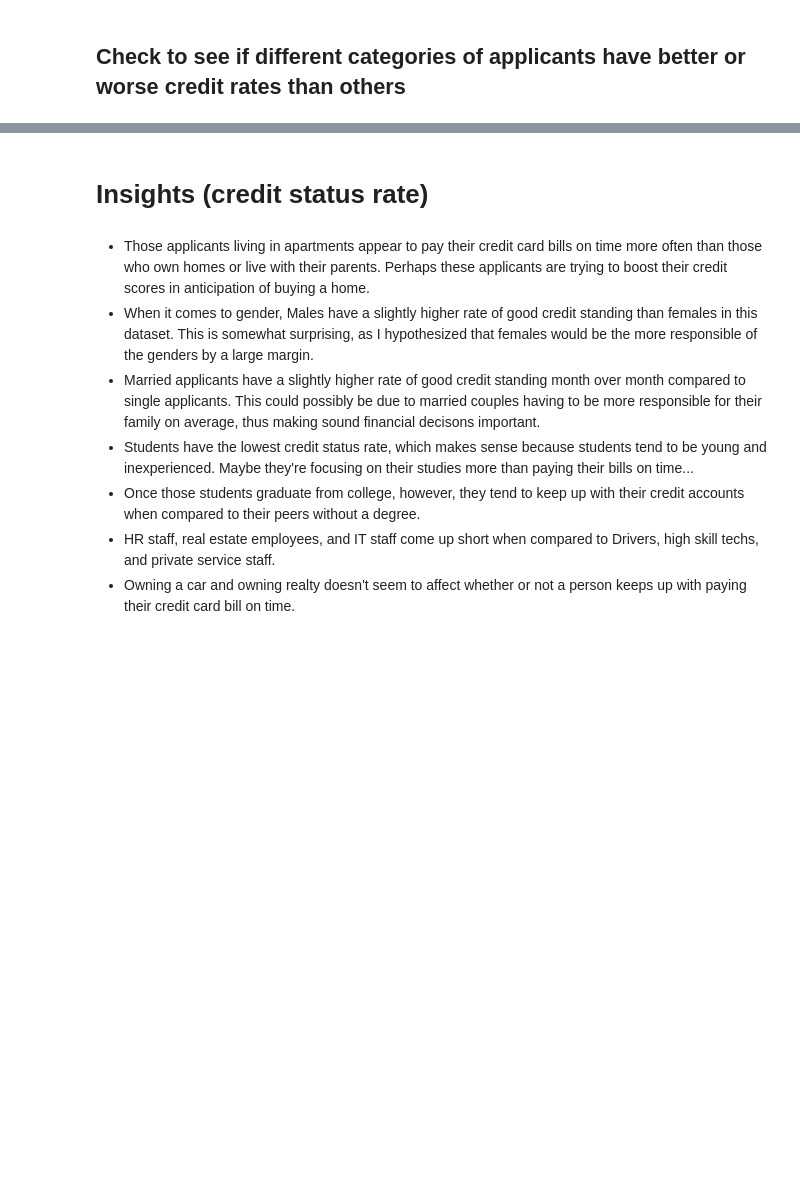
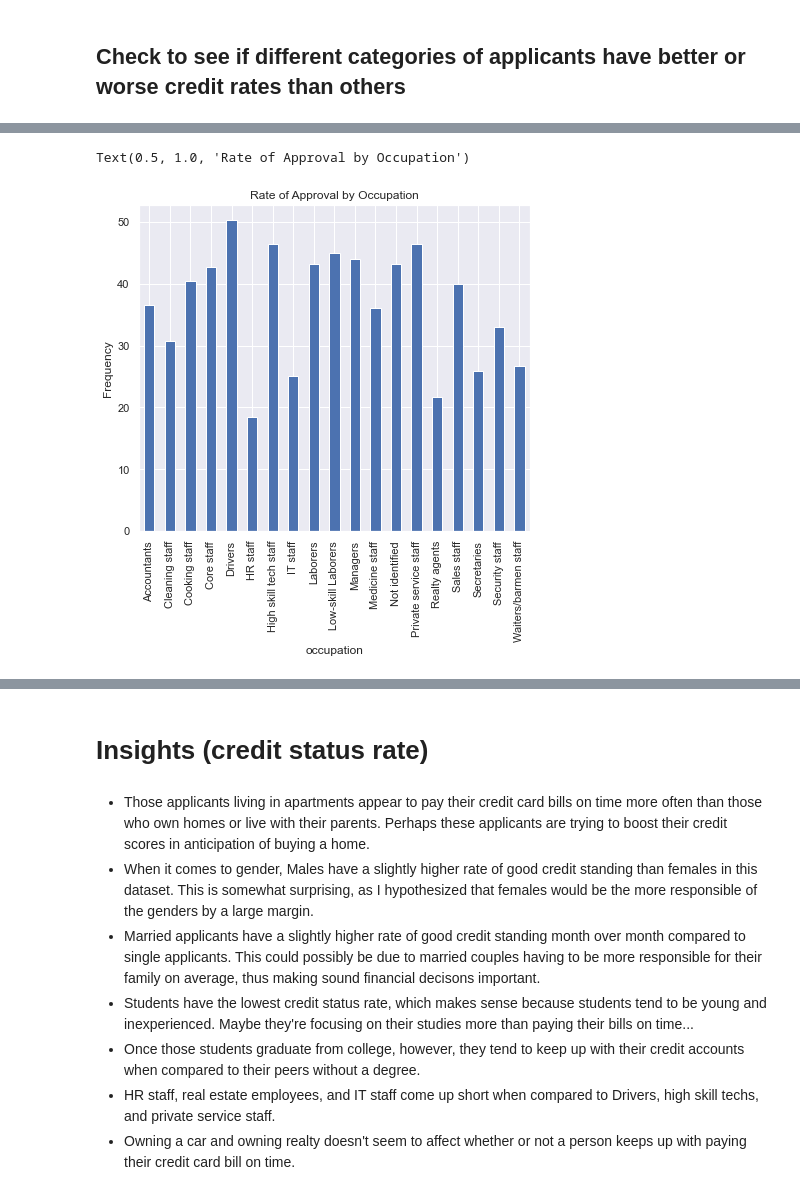
Before and after one commit to dezgarci/Final-Project, a Jupyter notebook: Notebooks/Wk3Explore.ipynb, the cells around one changed output, grey strips where cells are left out. Saved outputs shown, nothing was run; the diff lists cells and outputs as text; code cells hidden in the pictures; blank space fills up the shorter version.

```diff
--- a/Notebooks/Wk3Explore.ipynb
+++ b/Notebooks/Wk3Explore.ipynb
@@ -512,6 +634,12 @@ rate.groupby('incomeType')['rate'].mean().plot(kind = 'bar')
 # %%
 # Occupation
 rate.groupby('occupation')['rate'].mean().plot(kind = 'bar')
+plt.xlabel('occupation')
+plt.ylabel('Frequency')
+plt.title('Rate of Approval by Occupation')
+# %% [output]
+Text(0.5, 1.0, 'Rate of Approval by Occupation')
+[figure, added]
 # %%
 # Education level
 rate.groupby('eduLvl')['rate'].mean().plot(kind = 'bar')
```
Also changed, not shown: parts of 28 cells of this notebook, 9 other files.
